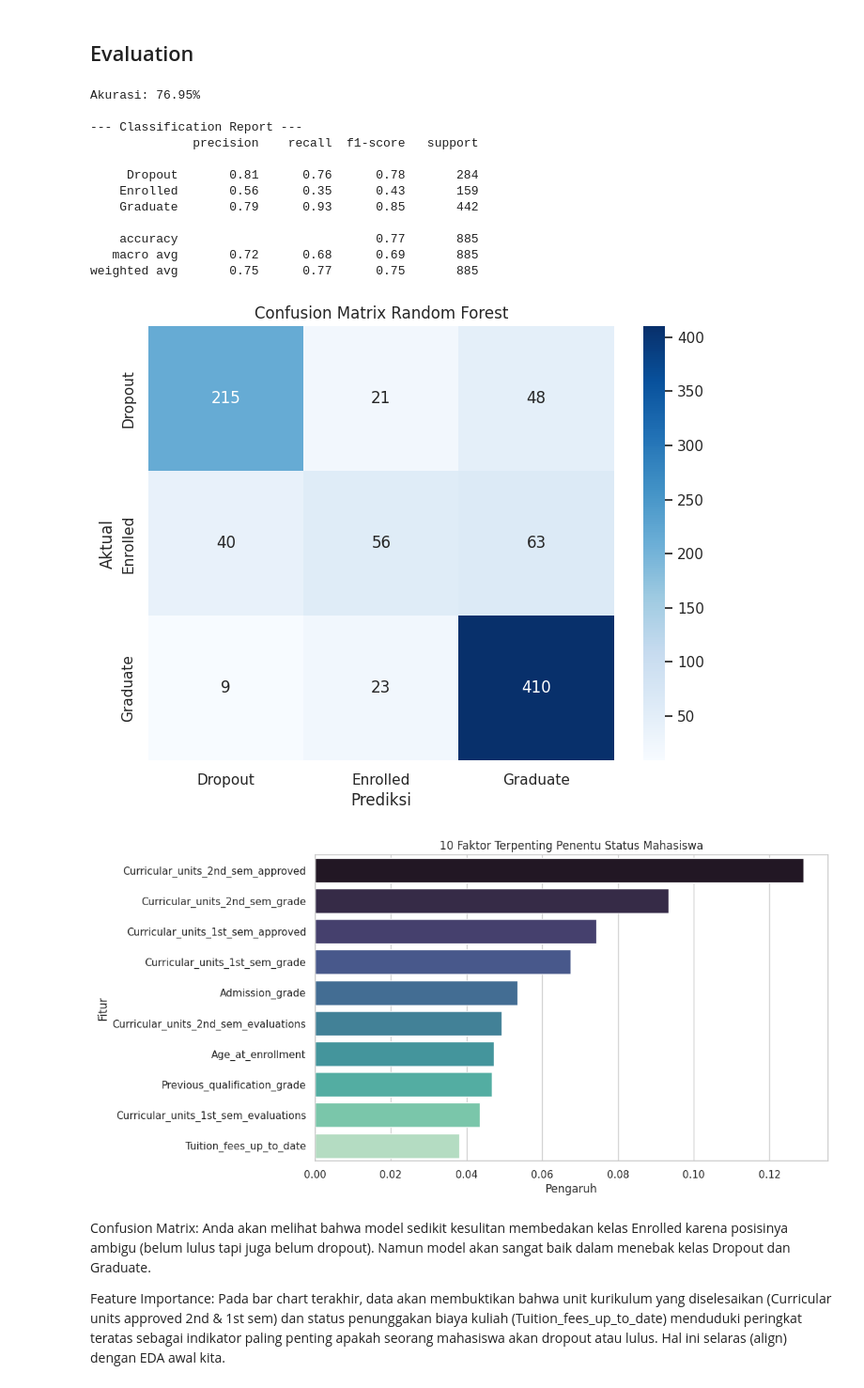
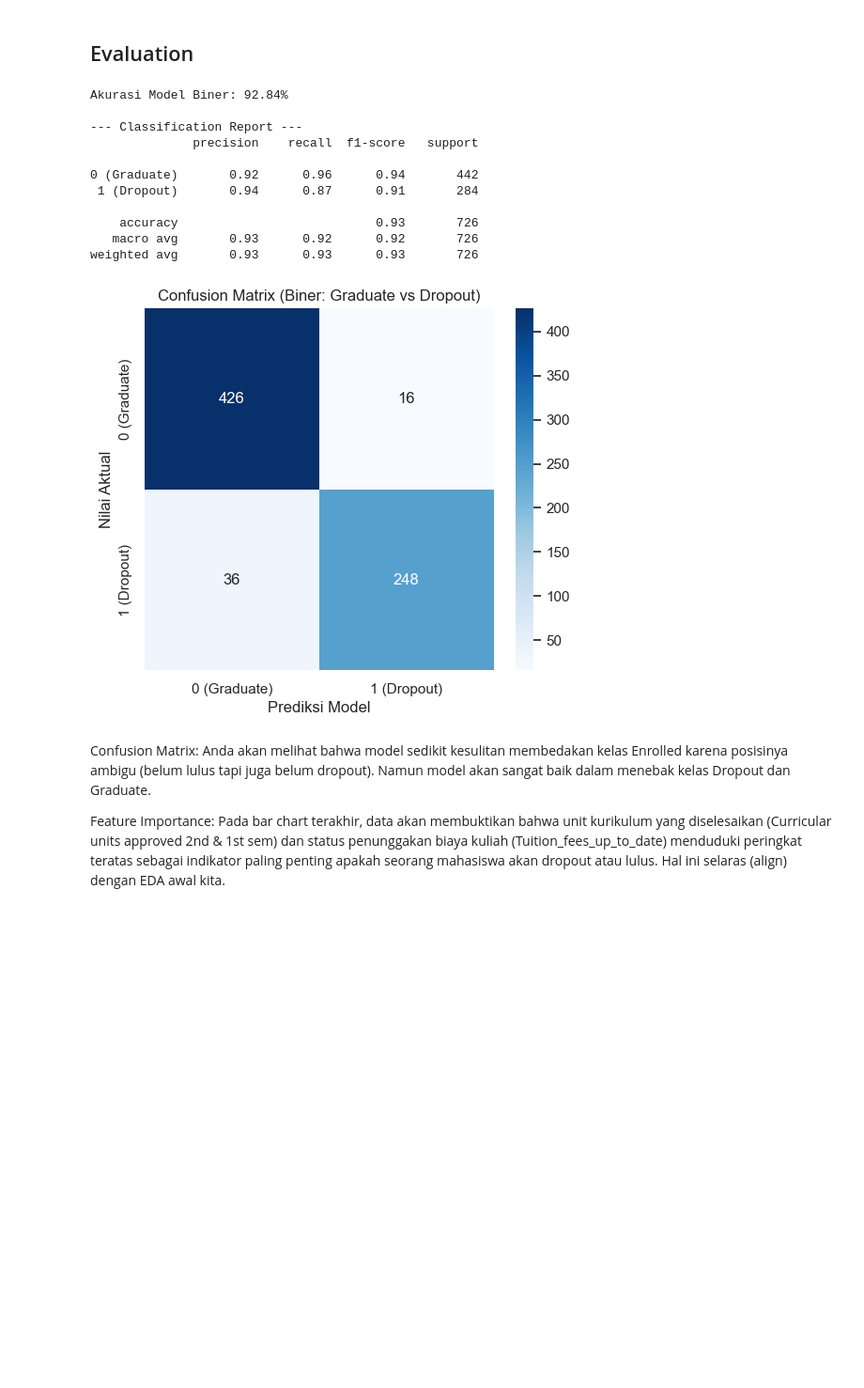
Before and after one commit to PriadiCuanda-231401058/edutech-prediction-app, a Jupyter notebook: Notebook.ipynb, the cells around one changed output. Shown at 94% size. Cells and saved outputs as stored; diff of their text form; code cells hidden in the pictures; blank space fills up the shorter version.

Commit message:
Update Label

```diff
--- a/Notebook.ipynb
+++ b/Notebook.ipynb
@@ -211,10 +218,16 @@ Kita membuang 3 variabel makro berdasarkan korelasi. Kita juga menerapkan strati
 # %% [markdown]
 ## Modeling
 # %%
-# Model Random Forest dengan class_weight='balanced' untuk mengatasi imbalanced data
-rf_model = RandomForestClassifier(n_estimators=100, random_state=42, class_weight='balanced')
-rf_model.fit(X_train_scaled, y_train)
 
-y_pred = rf_model.predict(X_test_scaled)
-print("Proses training model selesai.")
+# Menginisialisasi model Random Forest (klasifikasi biner)
+# Tetap gunakan class_weight='balanced' karena jumlah Graduate biasanya lebih banyak dari Dropout
+rf_binary_model = RandomForestClassifier(n_estimators=100, random_state=42, class_weight='balanced')
+
+# Melatih model
+rf_binary_model.fit(X_train_scaled, y_train)
+
+# Memprediksi data uji
+y_pred = rf_binary_model.predict(X_test_scaled)
+
+print("Proses training model Binary Classification selesai!")
 # %% [output]
@@ -222,46 +235,36 @@ Proses training model selesai.
 # %% [markdown]
 ## Evaluation
 # %%
+# 1. Akurasi
+akurasi = accuracy_score(y_test, y_pred)
+print(f"Akurasi Model Biner: {akurasi * 100:.2f}%\n")
 
-# 1. Laporan Klasifikasi
-print(f"Akurasi: {accuracy_score(y_test, y_pred)*100:.2f}%\n")
+# 2. Laporan Klasifikasi
+label_names = ['0 (Graduate)', '1 (Dropout)']
 print("--- Classification Report ---")
-print(classification_report(y_test, y_pred, target_names=le.classes_))
+print(classification_report(y_test, y_pred, target_names=label_names))
 
-# 2. Confusion Matrix
+# 3. Visualisasi Confusion Matrix
 cm = confusion_matrix(y_test, y_pred)
-plt.figure(figsize=(8, 6))
-sns.heatmap(cm, annot=True, fmt='d', cmap='Blues', xticklabels=le.classes_, yticklabels=le.classes_)
-plt.title('Confusion Matrix Random Forest')
-plt.ylabel('Aktual')
-plt.xlabel('Prediksi')
+plt.figure(figsize=(6, 5))
+sns.heatmap(cm, annot=True, fmt='d', cmap='Blues', xticklabels=label_names, yticklabels=label_names)
+plt.title('Confusion Matrix (Biner: Graduate vs Dropout)')
+plt.ylabel('Nilai Aktual')
+plt.xlabel('Prediksi Model')
 plt.show()
-
-# 3. Fitur Paling Berpengaruh (Feature Importance)
-importance = pd.DataFrame({
-    'Fitur': X.columns,
-    'Pengaruh': rf_model.feature_importances_
-}).sort_values(by='Pengaruh', ascending=False)
-
-plt.figure(figsize=(10, 6))
-sns.barplot(data=importance.head(10), x='Pengaruh', y='Fitur', palette='mako')
-plt.title('10 Faktor Terpenting Penentu Status Mahasiswa')
-plt.show()
 # %% [output]
-Akurasi: 76.95%
+Akurasi Model Biner: 92.84%
 
 --- Classification Report ---
               precision    recall  f1-score   support
 
-     Dropout       0.81      0.76      0.78       284
-    Enrolled       0.56      0.35      0.43       159
-    Graduate       0.79      0.93      0.85       442
+0 (Graduate)       0.92      0.96      0.94       442
+ 1 (Dropout)       0.94      0.87      0.91       284
 
-    accuracy                           0.77       885
-   macro avg       0.72      0.68      0.69       885
-weighted avg       0.75      0.77      0.75       885
+    accuracy                           0.93       726
+   macro avg       0.93      0.92      0.92       726
+weighted avg       0.93      0.93      0.93       726
-[figure, old version]
+[figure, new version]
-[figure, removed]
 # %% [markdown]
 Confusion Matrix: Anda akan melihat bahwa model sedikit kesulitan membedakan kelas Enrolled karena posisinya ambigu (belum lulus tapi juga belum dropout). Namun model akan sangat baik dalam menebak kelas Dropout dan Graduate.
 
```
Also changed, not shown: parts of 9 cells of this notebook, 6 other files.
